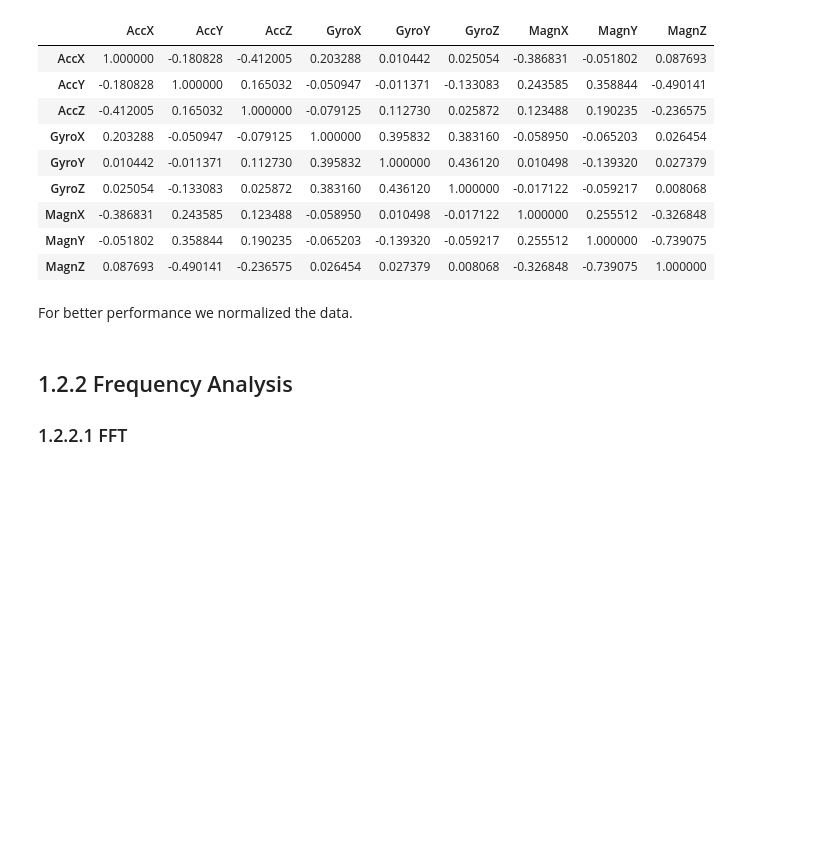
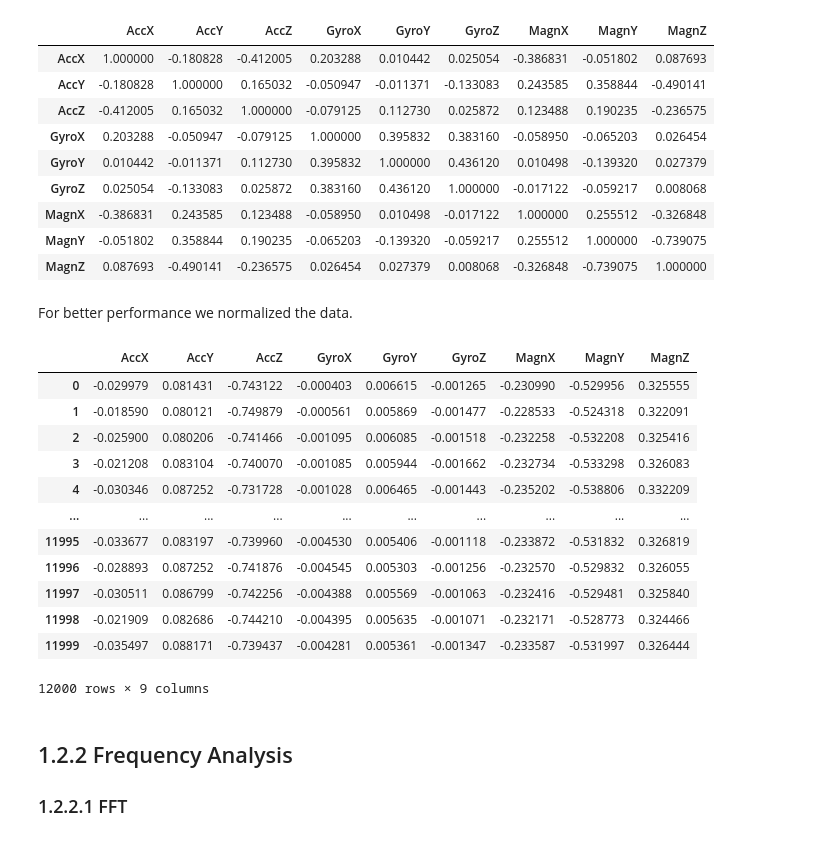
Before and after one commit to Mohsen-Kordi/ProjectRESP, a Jupyter notebook: Project.ipynb, the cells around one changed output. Saved outputs shown, nothing was run; the diff lists cells and outputs as text; code cells hidden in the pictures; blank space fills up the shorter version.

```diff
--- a/Project.ipynb
+++ b/Project.ipynb
@@ -243,6 +245,21 @@ df2_corr
 For better performance we normalized the data.
 # %%
 df_Norm = pd.DataFrame(preprocessing.normalize(df2), columns=df2.columns)
+df_Norm
+# %% [output]
+|  | AccX | AccY | AccZ | GyroX | GyroY | GyroZ | MagnX | MagnY | MagnZ |
+| 0 | -0.029979 | 0.081431 | -0.743122 | -0.000403 | 0.006615 | -0.001265 | -0.230990 | -0.529956 | 0.325555 |
+| 1 | -0.018590 | 0.080121 | -0.749879 | -0.000561 | 0.005869 | -0.001477 | -0.228533 | -0.524318 | 0.322091 |
+| 2 | -0.025900 | 0.080206 | -0.741466 | -0.001095 | 0.006085 | -0.001518 | -0.232258 | -0.532208 | 0.325416 |
+| 3 | -0.021208 | 0.083104 | -0.740070 | -0.001085 | 0.005944 | -0.001662 | -0.232734 | -0.533298 | 0.326083 |
+| 4 | -0.030346 | 0.087252 | -0.731728 | -0.001028 | 0.006465 | -0.001443 | -0.235202 | -0.538806 | 0.332209 |
+| ... | ... | ... | ... | ... | ... | ... | ... | ... | ... |
+| 11995 | -0.033677 | 0.083197 | -0.739960 | -0.004530 | 0.005406 | -0.001118 | -0.233872 | -0.531832 | 0.326819 |
+| 11996 | -0.028893 | 0.087252 | -0.741876 | -0.004545 | 0.005303 | -0.001256 | -0.232570 | -0.529832 | 0.326055 |
+| 11997 | -0.030511 | 0.086799 | -0.742256 | -0.004388 | 0.005569 | -0.001063 | -0.232416 | -0.529481 | 0.325840 |
+| 11998 | -0.021909 | 0.082686 | -0.744210 | -0.004395 | 0.005635 | -0.001071 | -0.232171 | -0.528773 | 0.324466 |
+| 11999 | -0.035497 | 0.088171 | -0.739437 | -0.004281 | 0.005361 | -0.001347 | -0.233587 | -0.531997 | 0.326444 |
+12000 rows × 9 columns
 # %% [markdown]
 ## 1.2.2 Frequency Analysis
 ### 1.2.2.1 FFT
```
Also changed, not shown: parts of 10 cells of this notebook.
